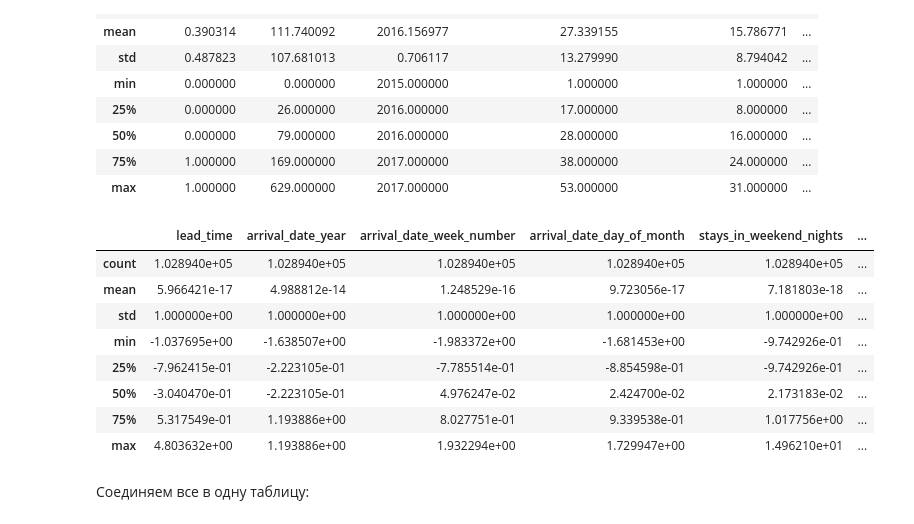
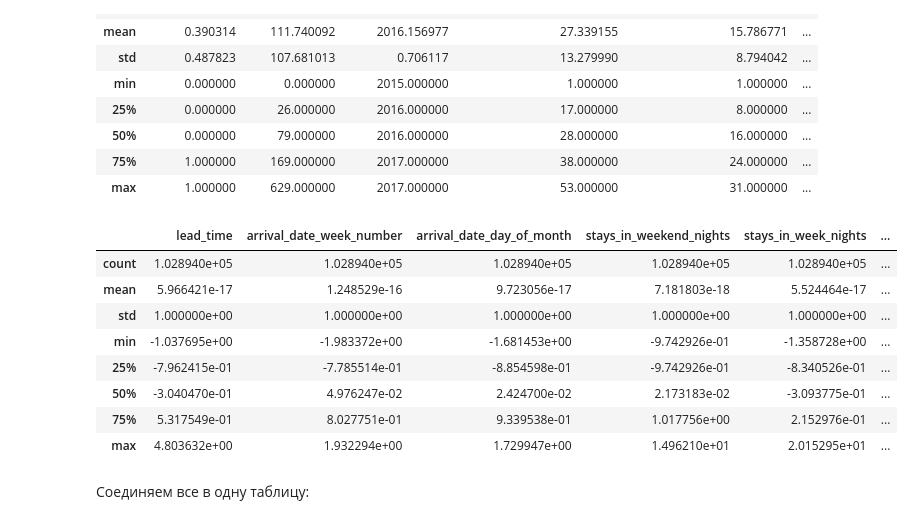
Before and after one commit to Kirill23323/ml-practice, a Jupyter notebook: HomeWork(2.11.2024).ipynb, the cells around one changed output. Saved outputs shown, nothing was run; the diff lists cells and outputs as text; code cells hidden in the pictures.

```diff
--- a/HomeWork(2.11.2024).ipynb
+++ b/HomeWork(2.11.2024).ipynb
@@ -348,21 +350,28 @@ data_numerical.describe()
 | max | 1.000000 | 629.000000 | 2017.000000 | 53.000000 | 31.000000 | ... |
 # %%
 target = data_numerical['is_canceled']
-data_features = data_numerical.drop(columns=['is_canceled'])
-data_features = (data_features - data_features.mean(axis=0)) / data_features.std(axis=0)
+non_normalized_features = [
+    'is_repeated_guest',
+    'required_car_parking_spaces',
+    'total_of_special_requests','agent','arrival_date_year'
+]
+data_to_normalize = data_numerical.drop(columns=['is_canceled'] + non_normalized_features)
+data_non_normalized = data_numerical[non_normalized_features]
+data_normalized = (data_to_normalize - data_to_normalize.mean(axis=0)) / data_to_normalize.std(axis=0)
+data_features = pd.concat([data_normalized, data_non_normalized], axis=1)
 data_numerical = data_features.copy()
 data_numerical['is_canceled'] = target
 data_numerical.describe()
 # %% [output]
-|  | lead_time | arrival_date_year | arrival_date_week_number | arrival_date_day_of_month | stays_in_weekend_nights | ... |
+|  | lead_time | arrival_date_week_number | arrival_date_day_of_month | stays_in_weekend_nights | stays_in_week_nights | ... |
 | count | 1.028940e+05 | 1.028940e+05 | 1.028940e+05 | 1.028940e+05 | 1.028940e+05 | ... |
-| mean | 5.966421e-17 | 4.988812e-14 | 1.248529e-16 | 9.723056e-17 | 7.181803e-18 | ... |
+| mean | 5.966421e-17 | 1.248529e-16 | 9.723056e-17 | 7.181803e-18 | 5.524464e-17 | ... |
 | std | 1.000000e+00 | 1.000000e+00 | 1.000000e+00 | 1.000000e+00 | 1.000000e+00 | ... |
-| min | -1.037695e+00 | -1.638507e+00 | -1.983372e+00 | -1.681453e+00 | -9.742926e-01 | ... |
-| 25% | -7.962415e-01 | -2.223105e-01 | -7.785514e-01 | -8.854598e-01 | -9.742926e-01 | ... |
-| 50% | -3.040470e-01 | -2.223105e-01 | 4.976247e-02 | 2.424700e-02 | 2.173183e-02 | ... |
-| 75% | 5.317549e-01 | 1.193886e+00 | 8.027751e-01 | 9.339538e-01 | 1.017756e+00 | ... |
-| max | 4.803632e+00 | 1.193886e+00 | 1.932294e+00 | 1.729947e+00 | 1.496210e+01 | ... |
+| min | -1.037695e+00 | -1.983372e+00 | -1.681453e+00 | -9.742926e-01 | -1.358728e+00 | ... |
+| 25% | -7.962415e-01 | -7.785514e-01 | -8.854598e-01 | -9.742926e-01 | -8.340526e-01 | ... |
+| 50% | -3.040470e-01 | 4.976247e-02 | 2.424700e-02 | 2.173183e-02 | -3.093775e-01 | ... |
+| 75% | 5.317549e-01 | 8.027751e-01 | 9.339538e-01 | 1.017756e+00 | 2.152976e-01 | ... |
+| max | 4.803632e+00 | 1.932294e+00 | 1.729947e+00 | 1.496210e+01 | 2.015295e+01 | ... |
 # %% [markdown]
 Соединяем все в одну таблицу:
 # %%
```
Also changed, not shown: parts of 10 cells of this notebook.
